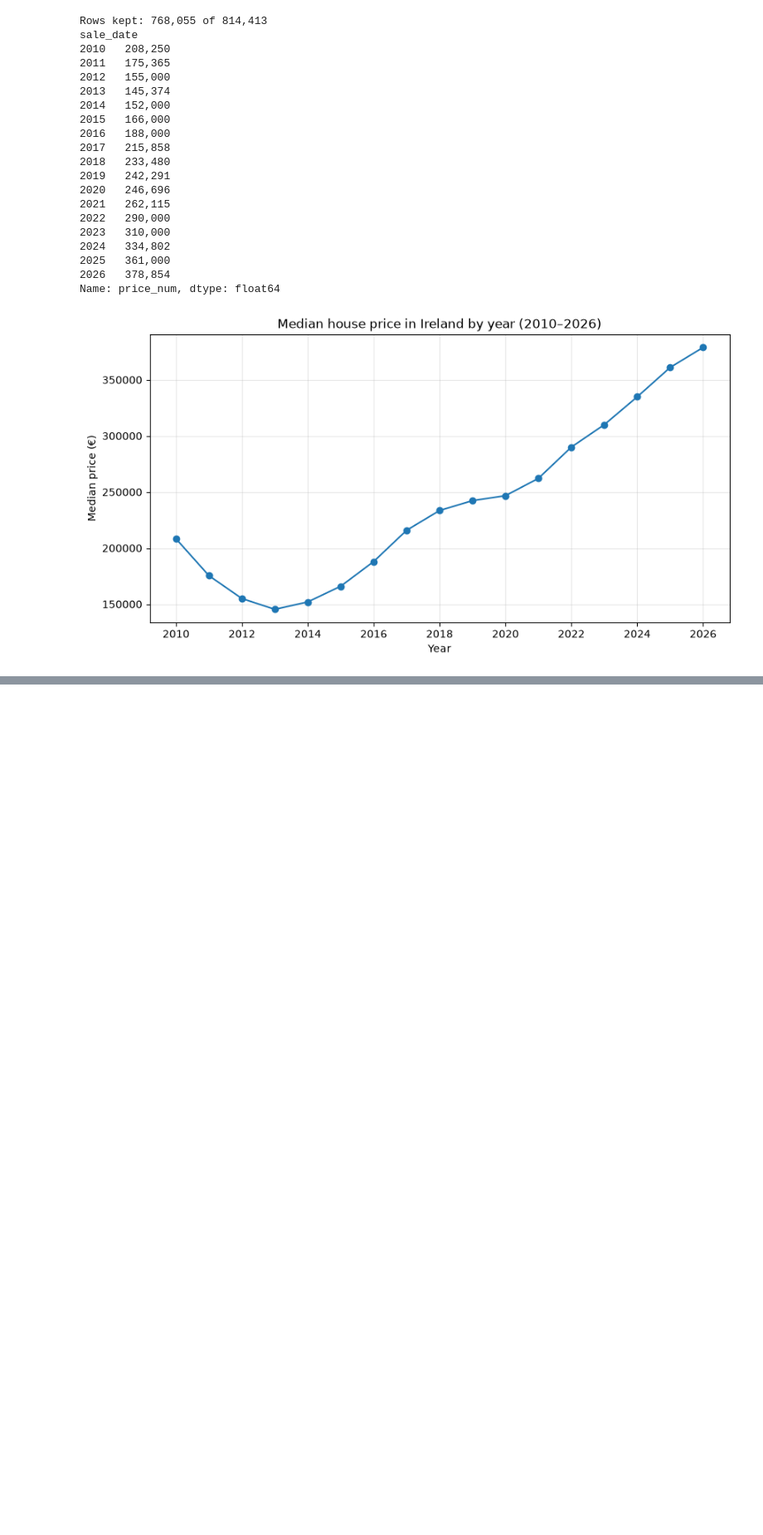
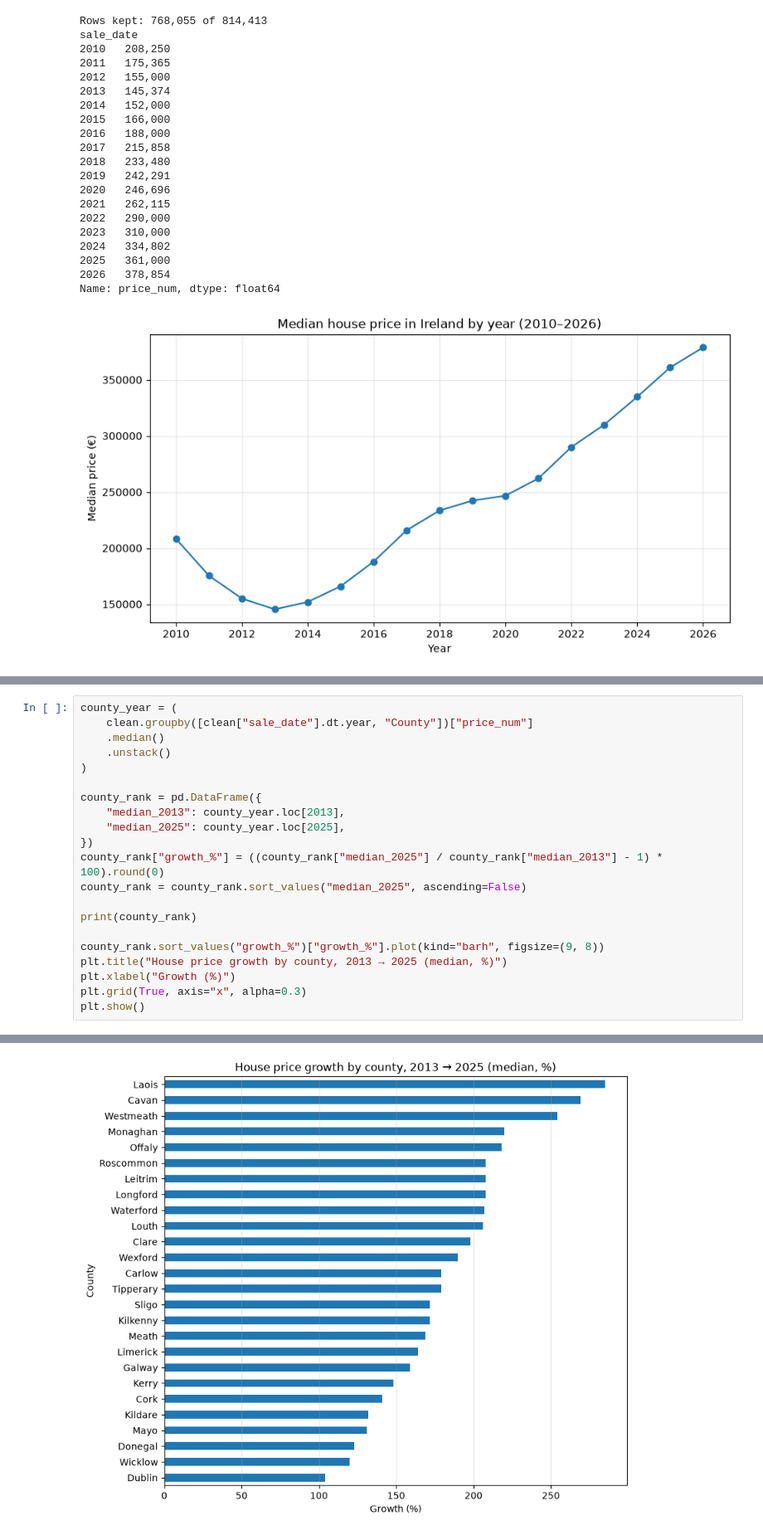
Before and after one commit to Vityarubbasiri/irish-housing-agent, a Jupyter notebook: notebooks/01_explore_ppr.ipynb, the cells around one changed output, grey strips where cells are left out. Shown at 83% size. Drawn from its saved outputs; the diff is of its cells as text; blank space fills up the shorter version.

```diff
--- a/notebooks/01_explore_ppr.ipynb
+++ b/notebooks/01_explore_ppr.ipynb
@@ -276,0 +330,22 @@ Name: price_num, dtype: float64
+# %%
+county_year = (
+    clean.groupby([clean["sale_date"].dt.year, "County"])["price_num"]
+    .median()
+    .unstack()
+)
+
+county_rank = pd.DataFrame({
+    "median_2013": county_year.loc[2013],
+    "median_2025": county_year.loc[2025],
+})
+county_rank["growth_%"] = ((county_rank["median_2025"] / county_rank["median_2013"] - 1) * 100).round(0)
+county_rank = county_rank.sort_values("median_2025", ascending=False)
+
+print(county_rank)
+
+county_rank.sort_values("growth_%")["growth_%"].plot(kind="barh", figsize=(9, 8))
+plt.title("House price growth by county, 2013 → 2025 (median, %)")
+plt.xlabel("Growth (%)")
+plt.grid(True, axis="x", alpha=0.3)
+plt.show()
+# %% [output]
@@ -276,0 +369 @@ Name: price_num, dtype: float64
+[figure, added]
```
Also changed, not shown: parts of 7 cells of this notebook.
